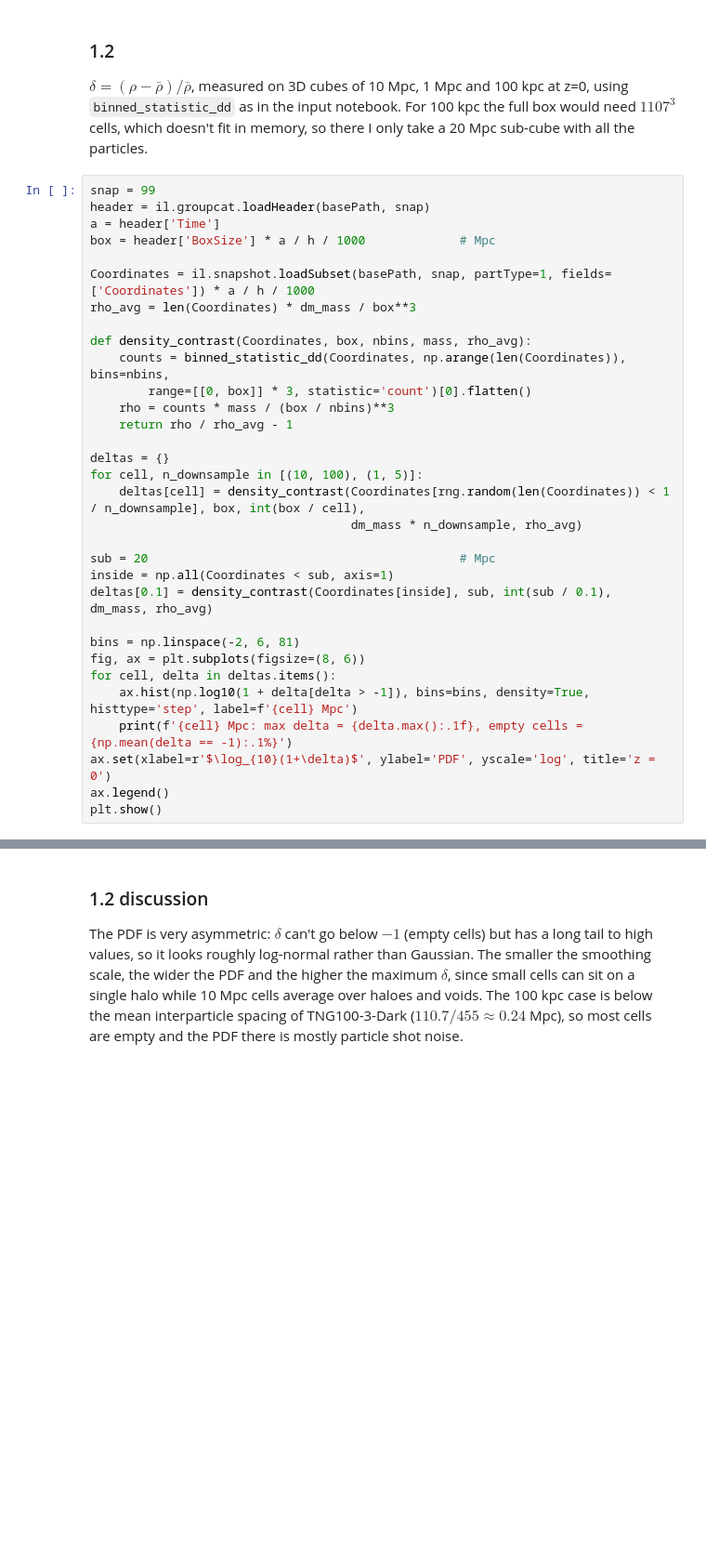
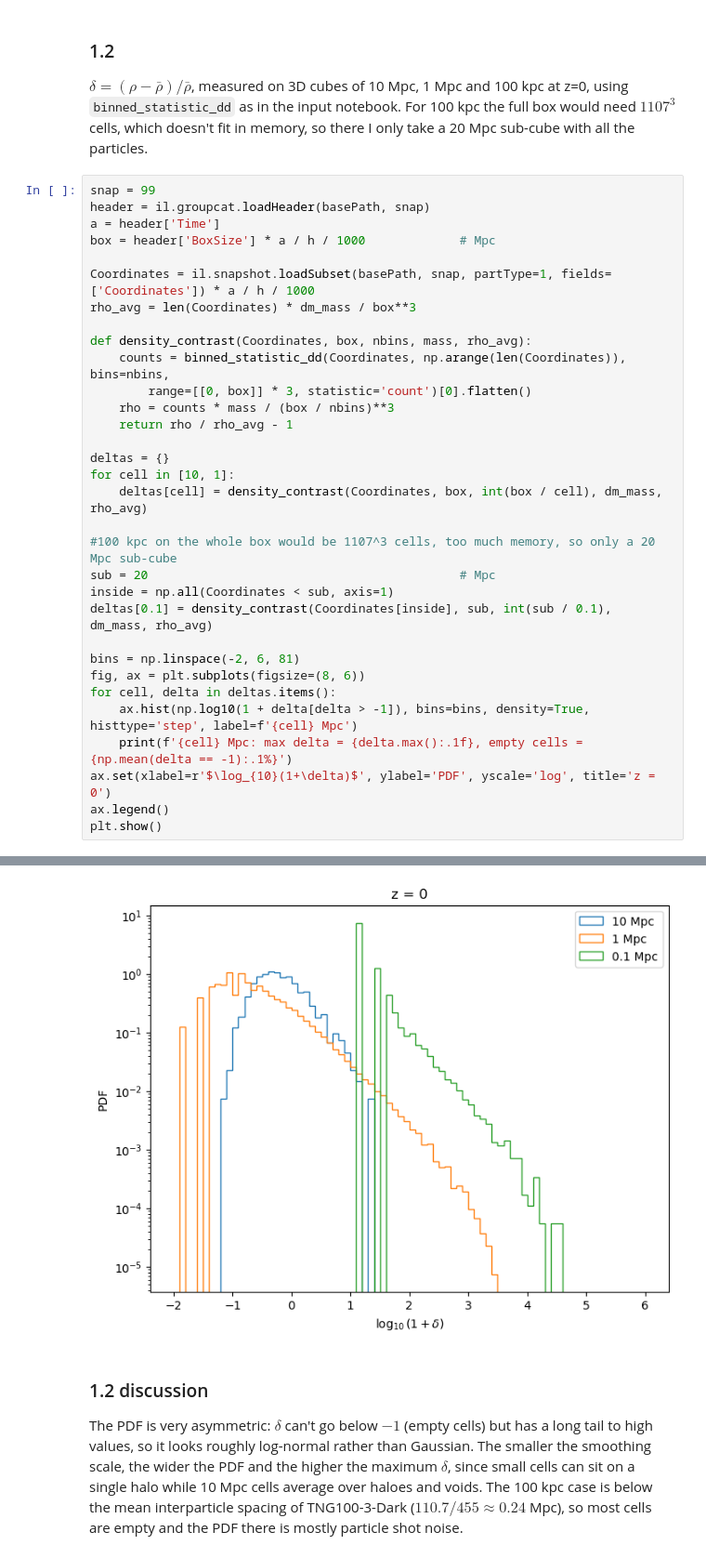
Before and after one commit to 2003cy/cosmology_block_course, a Jupyter notebook: ProblemSheet3_YangCheng.ipynb, the cells around one changed output, grey strips where cells are left out. Shown at 93% size. Cells and saved outputs as stored; diff of their text form; blank space fills up the shorter version.

```diff
--- a/ProblemSheet3_YangCheng.ipynb
+++ b/ProblemSheet3_YangCheng.ipynb
@@ -118,10 +125,10 @@ def density_contrast(Coordinates, box, nbins, mass, rho_avg):
     return rho / rho_avg - 1
 
 deltas = {}
-for cell, n_downsample in [(10, 100), (1, 5)]:
-    deltas[cell] = density_contrast(Coordinates[rng.random(len(Coordinates)) < 1 / n_downsample], box, int(box / cell),
-                                    dm_mass * n_downsample, rho_avg)
+for cell in [10, 1]:
+    deltas[cell] = density_contrast(Coordinates, box, int(box / cell), dm_mass, rho_avg)
 
+#100 kpc on the whole box would be 1107^3 cells, too much memory, so only a 20 Mpc sub-cube
 sub = 20                                           # Mpc
 inside = np.all(Coordinates < sub, axis=1)
 deltas[0.1] = density_contrast(Coordinates[inside], sub, int(sub / 0.1), dm_mass, rho_avg)
@@ -134,3 +141,4 @@ for cell, delta in deltas.items():
 ax.set(xlabel=r'$\log_{10}(1+\delta)$', ylabel='PDF', yscale='log', title='z = 0')
 ax.legend()
 plt.show()
+# %% [output]
@@ -137,3 +148,4 @@ plt.show()
+[figure, added]
 # %% [markdown]
 ### 1.2 discussion
 
```
Also changed, not shown: parts of 2 cells of this notebook.
